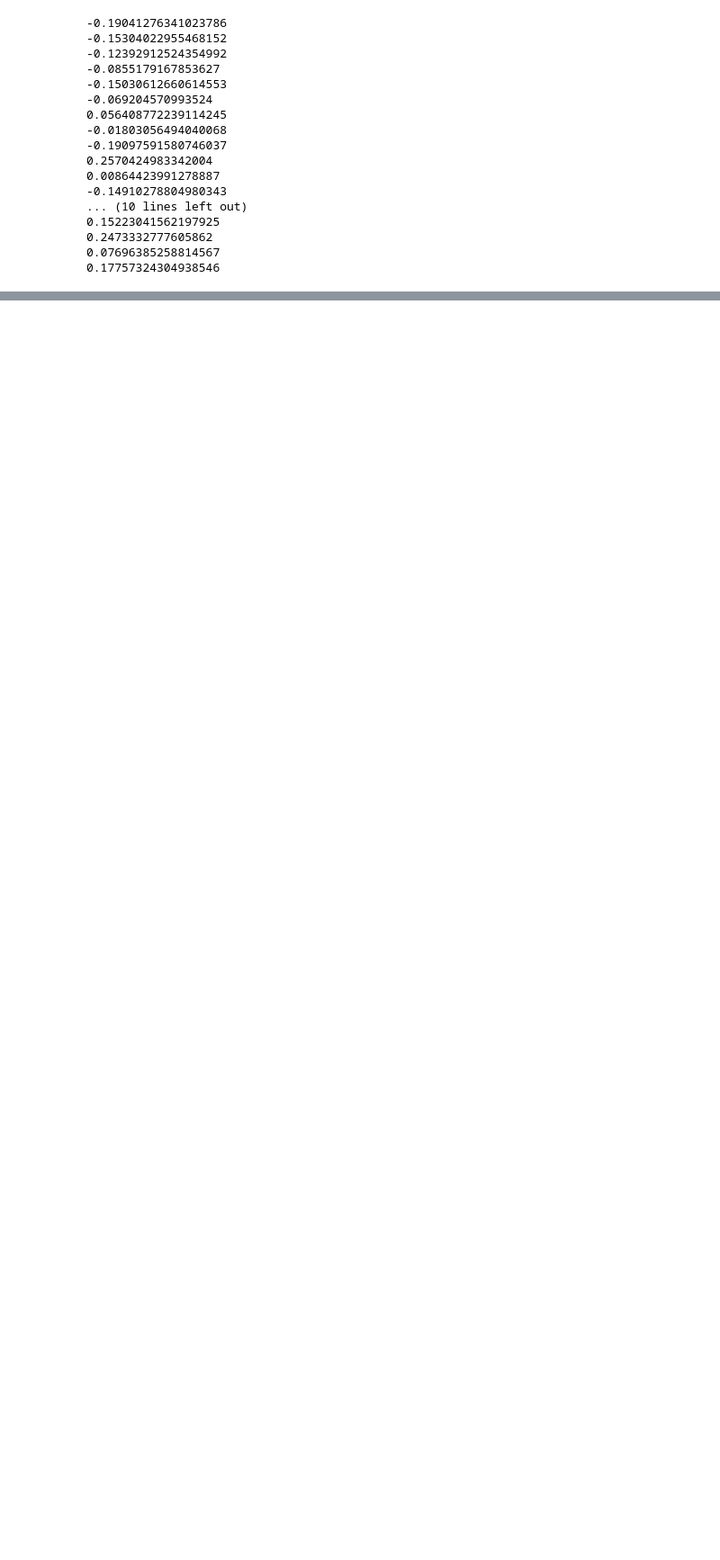
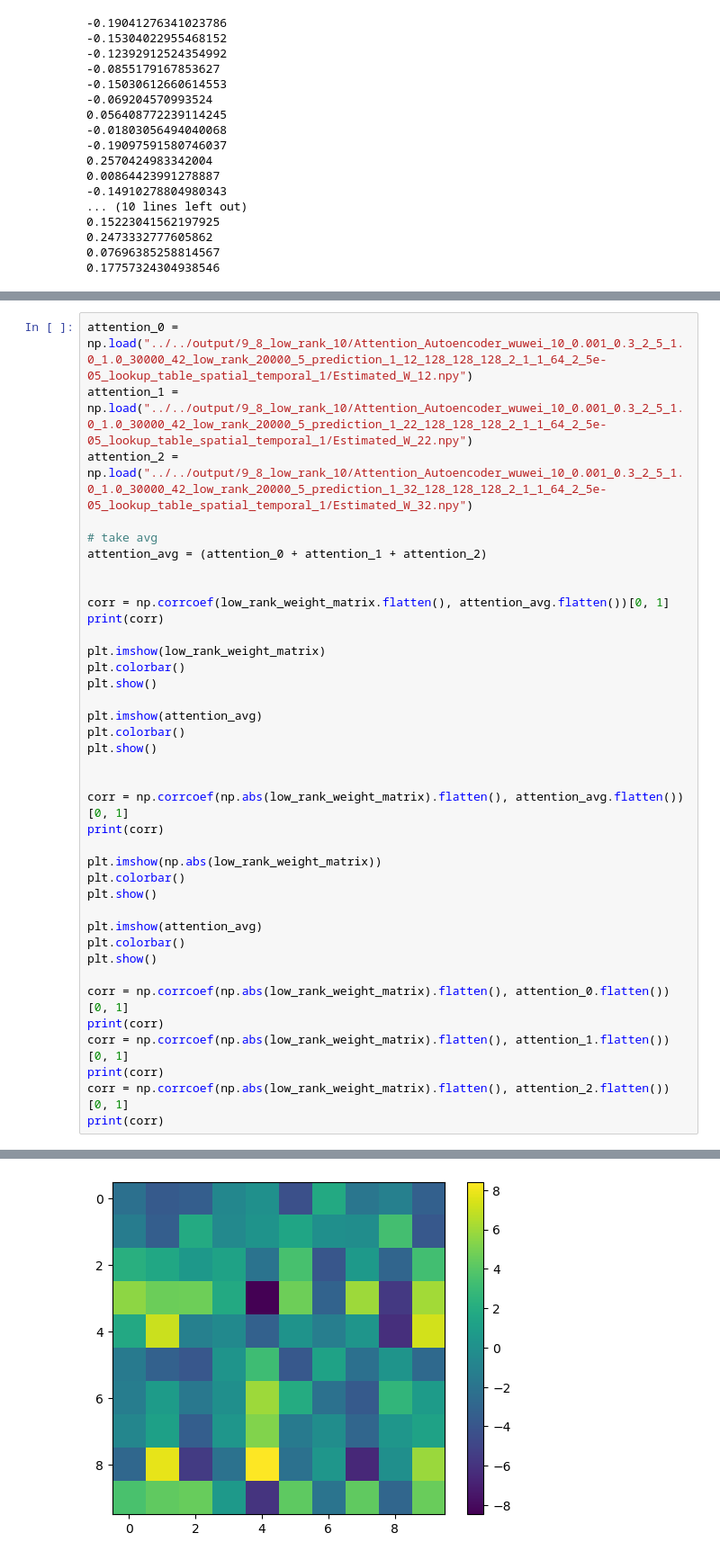
Before and after one commit to wuweizhang0723/func2graph, a Jupyter notebook: notebook/check_evaluation/average_result_attention.ipynb, the cells around one changed output, grey strips where cells are left out. Shown at 90% size. Cells and saved outputs as stored; diff of their text form; blank space fills up the shorter version.

```diff
--- a/notebook/check_evaluation/average_result_attention.ipynb
+++ b/notebook/check_evaluation/average_result_attention.ipynb
@@ -245,0 +269,39 @@ print(corr)
+# %%
+attention_0 = np.load("../../output/9_8_low_rank_10/Attention_Autoencoder_wuwei_10_0.001_0.3_2_5_1.0_1.0_30000_42_low_rank_20000_5_prediction_1_12_128_128_128_2_1_1_64_2_5e-05_lookup_table_spatial_temporal_1/Estimated_W_12.npy")
+attention_1 = np.load("../../output/9_8_low_rank_10/Attention_Autoencoder_wuwei_10_0.001_0.3_2_5_1.0_1.0_30000_42_low_rank_20000_5_prediction_1_22_128_128_128_2_1_1_64_2_5e-05_lookup_table_spatial_temporal_1/Estimated_W_22.npy")
+attention_2 = np.load("../../output/9_8_low_rank_10/Attention_Autoencoder_wuwei_10_0.001_0.3_2_5_1.0_1.0_30000_42_low_rank_20000_5_prediction_1_32_128_128_128_2_1_1_64_2_5e-05_lookup_table_spatial_temporal_1/Estimated_W_32.npy")
+
+# take avg
+attention_avg = (attention_0 + attention_1 + attention_2)
+
+
+corr = np.corrcoef(low_rank_weight_matrix.flatten(), attention_avg.flatten())[0, 1]
+print(corr)
+
+plt.imshow(low_rank_weight_matrix)
+plt.colorbar()
+plt.show()
+
+plt.imshow(attention_avg)
+plt.colorbar()
+plt.show()
+
+
+corr = np.corrcoef(np.abs(low_rank_weight_matrix).flatten(), attention_avg.flatten())[0, 1]
+print(corr)
+
+plt.imshow(np.abs(low_rank_weight_matrix))
+plt.colorbar()
+plt.show()
+
+plt.imshow(attention_avg)
+plt.colorbar()
+plt.show()
+
+corr = np.corrcoef(np.abs(low_rank_weight_matrix).flatten(), attention_0.flatten())[0, 1]
+print(corr)
+corr = np.corrcoef(np.abs(low_rank_weight_matrix).flatten(), attention_1.flatten())[0, 1]
+print(corr)
+corr = np.corrcoef(np.abs(low_rank_weight_matrix).flatten(), attention_2.flatten())[0, 1]
+print(corr)
+# %% [output]
@@ -245,0 +309 @@ print(corr)
+[figure, added]
```
Also changed, not shown: parts of 3 cells of this notebook, 13 other files.
